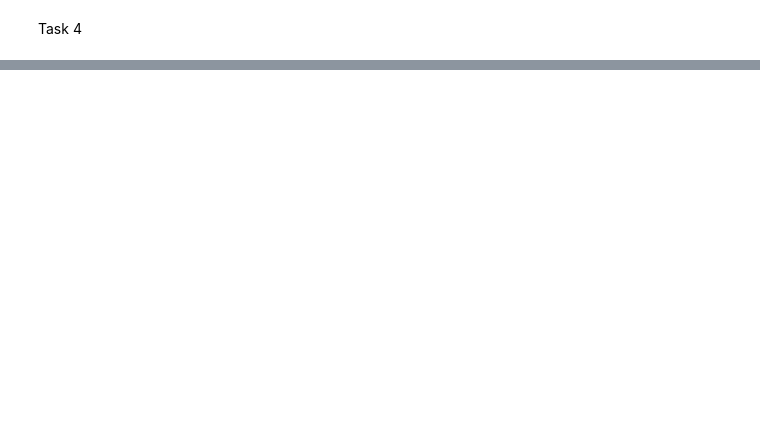
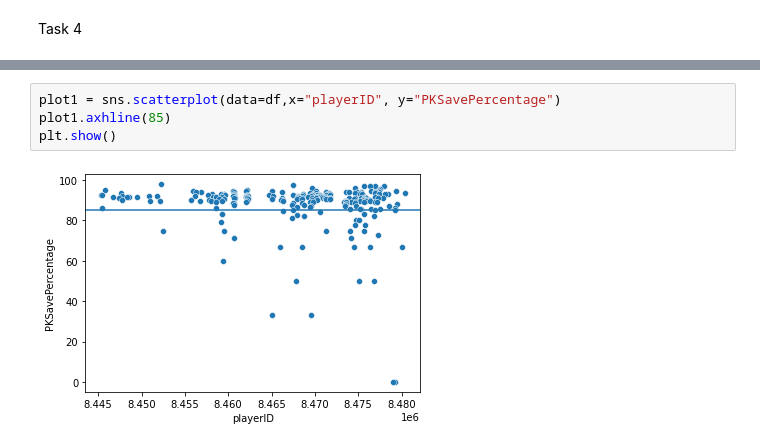
Before and after one commit to data301-2021-winter1/project-group56-project, a Jupyter notebook: notebooks/Rhys Notebook.ipynb, the cells around one changed output, grey strips where cells are left out. Saved outputs shown, nothing was run; the diff lists cells and outputs as text; blank space fills up the shorter version.

```diff
--- a/notebooks/Rhys Notebook.ipynb
+++ b/notebooks/Rhys Notebook.ipynb
@@ -271,0 +275,6 @@ df = RhysNotebook_function.load_and_process("https://raw.githubusercontent.com/d
+# %%
+plot1 = sns.scatterplot(data=df,x="playerID", y="PKSavePercentage")
+plot1.axhline(85)
+plt.show()
+# %% [output]
+[figure, added]
```
Also changed, not shown: parts of 7 cells of this notebook, 1 other file.
